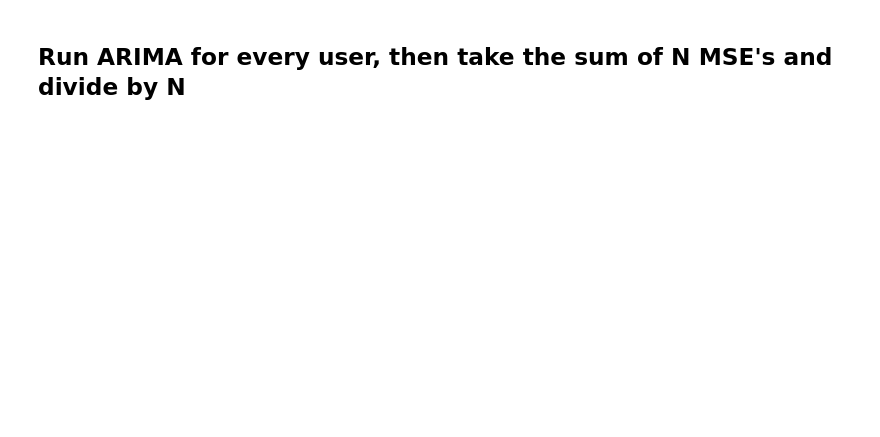
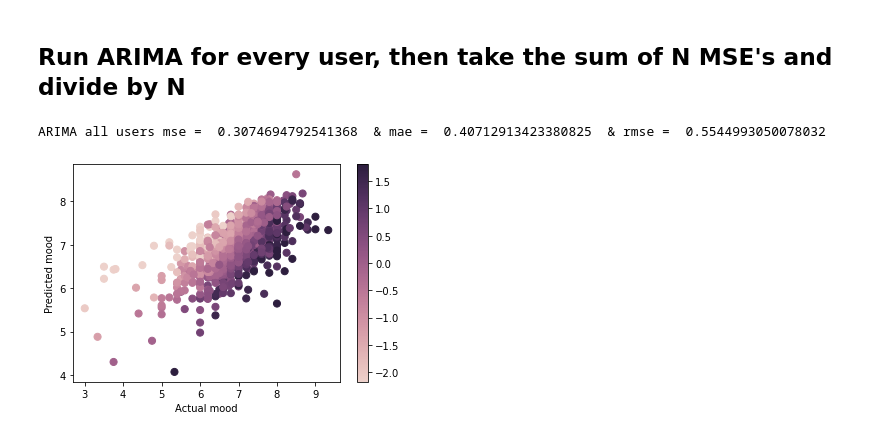
Before and after one commit to wiebetimmers/datamining, a Jupyter notebook: EDA2+classification+models+ARIMA.ipynb, the cells around one changed output. Saved outputs shown, nothing was run; the diff lists cells and outputs as text; code cells hidden in the pictures; blank space fills up the shorter version.

```diff
--- a/EDA2+classification+models+ARIMA.ipynb
+++ b/EDA2+classification+models+ARIMA.ipynb
@@ -480,41 +487,44 @@ for uu in unique_users:
     # Determine differencing term, if pvalue is higher than significance level we differentiate
     result_pvalue = adfuller(data1)
     if result_pvalue[1] > 0.05:
-        d == 1
+        d = 1
     else:
-        d == 0
-
+        d = 0
     #p: the number of lag observations in the model; also known as the lag order.
     #d: the number of times that the raw observations are differenced; also known as the degree of differencing.
     #q: the size of the moving average window; also known as the order of the moving average.
     p = 1
     q = 5
     model = ARIMA(data1, order=(p, d, q))
     model_fit = model.fit()
     # make prediction
     predictions = model_fit.predict()
 
     # Exclude first 5 predictions as these are before the moving average window works:
     actual = df_u['mood'].iloc[5:].values
     predictions = predictions[5:]
 
     arima_test_mse = mean_squared_error(actual, predictions)
     arima_test_mae = mean_absolute_error(actual, predictions)
     MSE_list.append(arima_test_mse)
     MAE_list.append(arima_test_mae)
 
     x = df_u['mood'].index
 
     # Plot all users
-    points = ax.scatter(actual, predictions, c=predictions, s=50, cmap=cmap)
+    difference = np.subtract(actual, predictions)
+    points = ax.scatter(actual, predictions, c=difference, s=50, cmap=cmap)
 
 total_mse = sum(MSE_list)/(len(MSE_list))
 total_mae = sum(MAE_list)/(len(MAE_list))
 
 print("ARIMA all users mse = ",total_mse," & mae = ",total_mae," & rmse = ", sqrt(total_mse))
 
 ax.set_xlabel('Actual mood')
 ax.set_ylabel('Predicted mood')
 f.colorbar(points)
 plt.show()
+# %% [output]
+ARIMA all users mse =  0.3074694792541368  & mae =  0.40712913423380825  & rmse =  0.5544993050078032
+[figure, added]
 # %%
```
Also changed, not shown: parts of 11 cells of this notebook.
